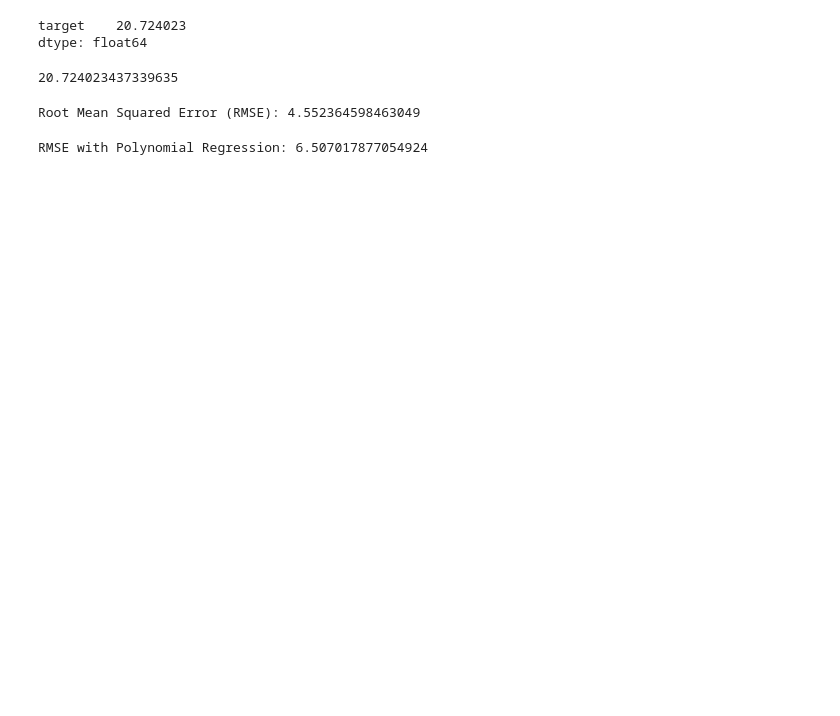
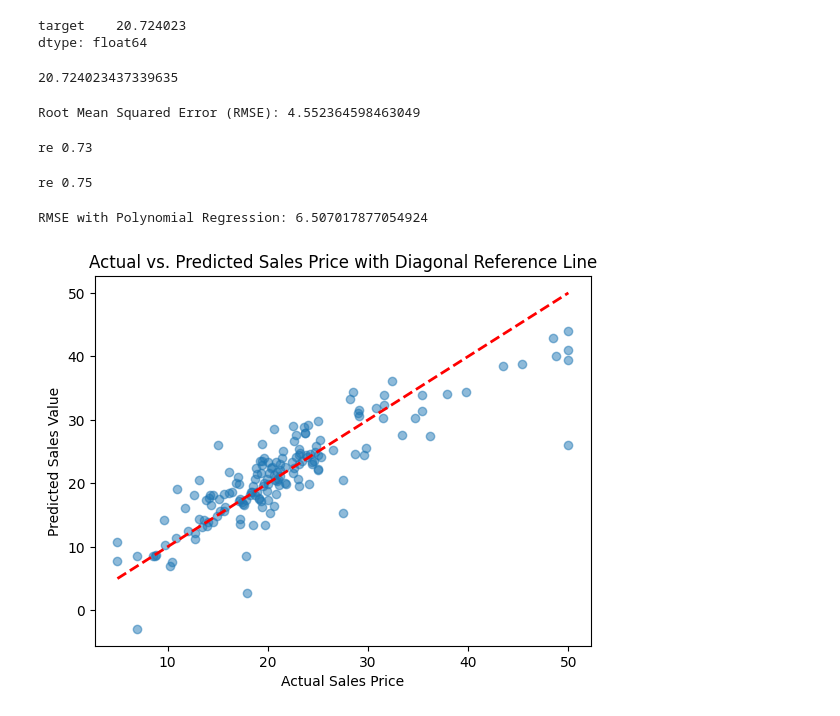
Before and after one commit to Urasa-03/Jaya-Shree, a Jupyter notebook: Boston Housing ML.ipynb, the cells around one changed output. Saved outputs shown, nothing was run; the diff lists cells and outputs as text; code cells hidden in the pictures; blank space fills up the shorter version.

```diff
--- a/Boston Housing ML.ipynb
+++ b/Boston Housing ML.ipynb
@@ -126,6 +126,16 @@ rmse = np.sqrt(mean_squared_error(y_test, y_pred))
 print("Root Mean Squared Error (RMSE):", rmse)
 # %% [output]
 Root Mean Squared Error (RMSE): 4.552364598463049
+# %%
+r2=round(reg.score(x_train,y_train),2)
+print('re {}'.format(r2))
+# %% [output]
+re 0.73
+# %%
+r2=round(reg.score(x_test,y_test),2)
+print('re {}'.format(r2))
+# %% [output]
+re 0.75
 # %%
 from sklearn.preprocessing import PolynomialFeatures
 from sklearn.pipeline import make_pipeline
@@ -144,3 +154,21 @@ rmse_poly = mean_squared_error(y_test, y_pred_poly, squared=False)
 print("RMSE with Polynomial Regression:", rmse_poly)
 # %% [output]
 RMSE with Polynomial Regression: 6.507017877054924
+# %%
+import matplotlib.pyplot as plt
+
+# Assuming y_test contains the actual target values and y_pred contains the predicted values
+y_pred = reg.predict(x_test)  # You should have the predicted values stored in y_pred
+
+# Create a scatter plot
+plt.scatter(y_test, y_pred, alpha=0.5)  # alpha controls the transparency of points
+
+# Add a diagonal reference line
+plt.plot([min(y_test.values), max(y_test.values)], [min(y_test.values), max(y_test.values)], color='red', linestyle='--', linewidth=2)
+
+plt.xlabel("Actual Sales Price")
+plt.ylabel("Predicted Sales Value")
+plt.title("Actual vs. Predicted Sales Price with Diagonal Reference Line")
+plt.show()
+# %% [output]
+[figure, added]
```
Also changed, not shown: parts of 2 cells of this notebook.
